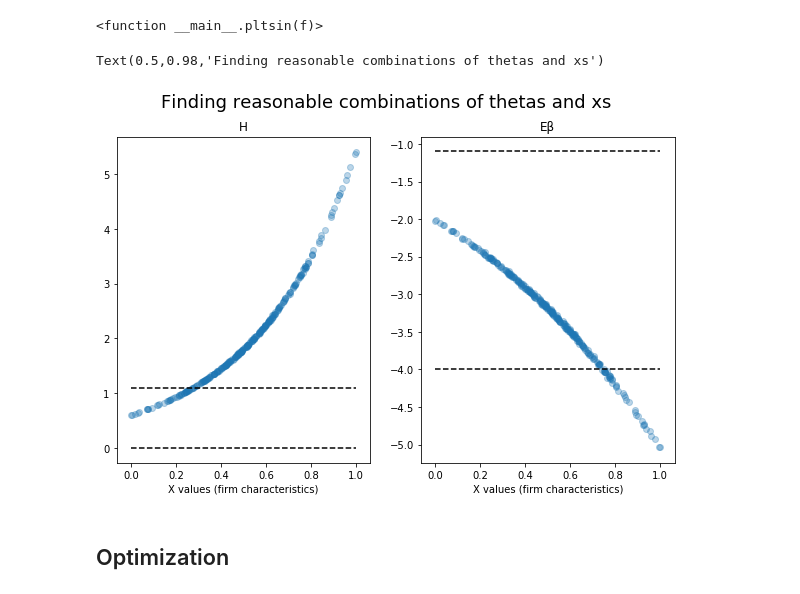
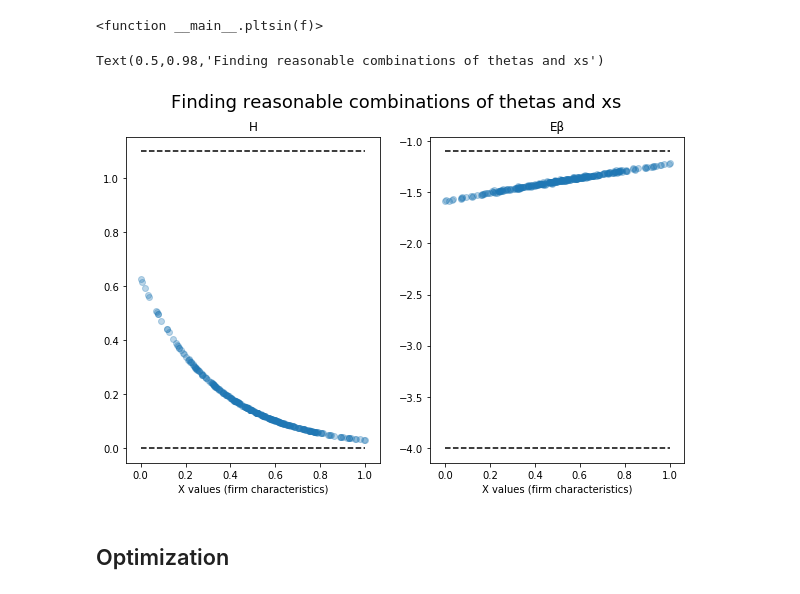
Before and after one commit to cdagnino/LearningModels, a Jupyter notebook: Notebooks/estimation/reasonable_bounds_for_deep_parameters.ipynb, the cells around one changed output. Cells and saved outputs as stored; diff of their text form; code cells hidden in the pictures.

```diff
--- a/Notebooks/estimation/reasonable_bounds_for_deep_parameters.ipynb
+++ b/Notebooks/estimation/reasonable_bounds_for_deep_parameters.ipynb
@@ -94,33 +92,32 @@ betas = [β10, β11, β20, β21]
 # %%
 import matplotlib
 #matplotlib.style.use('fivethirtyeight')
 #Scatter plot of H, EB as function of x and prior_shocks
 
 %matplotlib inline
 import matplotlib.pyplot as plt
 
 fig, [ax1, ax2] = plt.subplots(1, 2, figsize=(10, 6), sharex=True)
-#θ = np.array([-2.5, 2.5, 1.3, -1.2])
-θ = np.array([-4, 4.5, 0.7, 1])
-θ = np.array([-0.51, 2.2, 0.7, 0.92])
+
+θ = np.array([-0.47, -3.03,  0.46, -0.26])
 
 ax1.set_xlabel("X values (firm characteristics)")
 ax2.set_xlabel("X values (firm characteristics)")
 H = np.e**((θ[0] + θ[1]*xs + prior_shocks))
 Eβ = -np.e**(θ[2] + θ[3]*xs + prior_shocks)
 ax1.scatter(xs, H, alpha=0.3)
 ax1.set_title("H")
 max_H_value = np.log(3)
 ax1.hlines(0., xs.min(), xs.max(), linestyles="dashed")
 ax1.hlines(max_H_value, xs.min(), xs.max(), linestyles="dashed")
 ax2.scatter(xs, Eβ, alpha=0.3)
 ax2.hlines(src.betas_transition.min(), xs.min(), xs.max(), linestyles="dashed")
 ax2.hlines(src.betas_transition.max(), xs.min(), xs.max(), linestyles="dashed")
 ax2.set_title("Eβ")
 fig.suptitle("Finding reasonable combinations of thetas and xs", size=18)
 # %% [output]
 Text(0.5,0.98,'Finding reasonable combinations of thetas and xs')
-[figure, old version]
+[figure, new version]
 # %% [markdown]
 ## Optimization
 # %%
```
Also changed, not shown: parts of 1 cell of this notebook, 1 other file.
